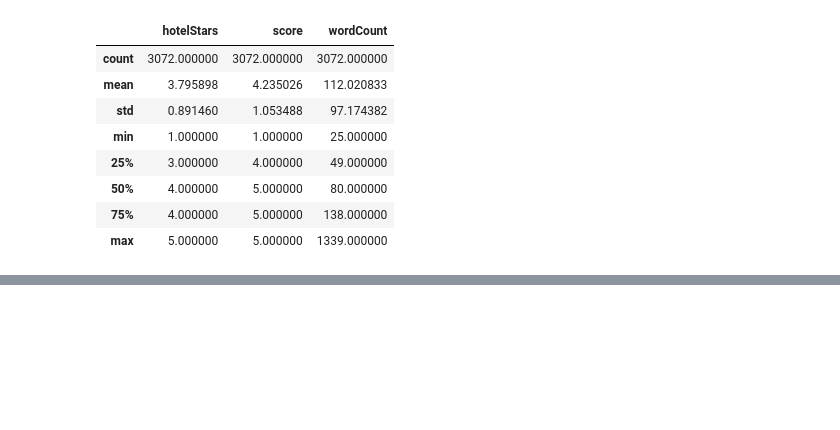
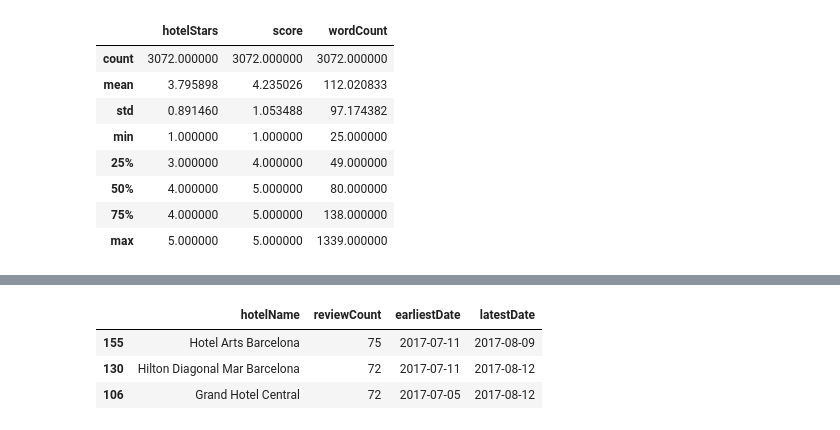
Before and after one commit to yiperzhou/text-sentiment-classification-with-deep-neural-networks, a Jupyter notebook: data-preprocess/calculate-reviews-words-grades.ipynb, the cells around one changed output, grey strips where cells are left out. Drawn from its saved outputs; the diff is of its cells as text; code cells hidden in the pictures; blank space fills up the shorter version.

```diff
--- a/data-preprocess/calculate-reviews-words-grades.ipynb
+++ b/data-preprocess/calculate-reviews-words-grades.ipynb
@@ -174,0 +170,7 @@ Name: hotelStars, dtype: object
+# %%
+from datetime import datetime as dt
+def convertDate(stringDate):
+    '''
+    convert string date format into python comparable striptime format
+    '''
+    return dt.strptime(stringDate, "%B %d, %Y")
@@ -174,0 +179,16 @@ Name: hotelStars, dtype: object
+# %%
+# group Barcelona collection review data by hotel, and then get basic statistics for each hotel.
+hotelsStatList = list()
+for hotelurl, group in BarcelonaTripDF.groupby("hotelName"):
+#     print(hotelurl)
+    reviewNum = len(group)
+    reviewsDateList = group["date"].apply(convertDate)
+    earliestDate = min(reviewsDateList)
+    latestDate = max(reviewsDateList)
+    earliestDate
+    hotelsStat = [hotelurl, reviewNum, earliestDate, latestDate]
+    hotelsStatList.append(hotelsStat)
+hotelsStatDF = pd.DataFrame(hotelsStatList, columns=["hotelName", "reviewCount", "earliestDate", "latestDate"])
+# %%
+hotelsStatDF = hotelsStatDF.sort_values(by="reviewCount", ascending=False)
+hotelsStatDF.to_excel("hotelsStat_Barcelona_Tripadvisor.xls")
@@ -175,3 +204,10 @@ Name: hotelStars, dtype: object
+# %%
+hotelsStatDF[:3]
+# %% [output]
+|  | hotelName | reviewCount | earliestDate | latestDate |
+| 155 | Hotel Arts Barcelona | 75 | 2017-07-11 | 2017-08-09 |
+| 130 | Hilton Diagonal Mar Barcelona | 72 | 2017-07-11 | 2017-08-12 |
+| 106 | Grand Hotel Central | 72 | 2017-07-05 | 2017-08-12 |
 # %%
 # define a dataframe, columns = ["collection name", "count", "mean", "std", "min", "max", "score_1", "score_2",
 # "score_3", "score_4", ]
```
Also changed, not shown: parts of 16 cells of this notebook, 1 other file.
